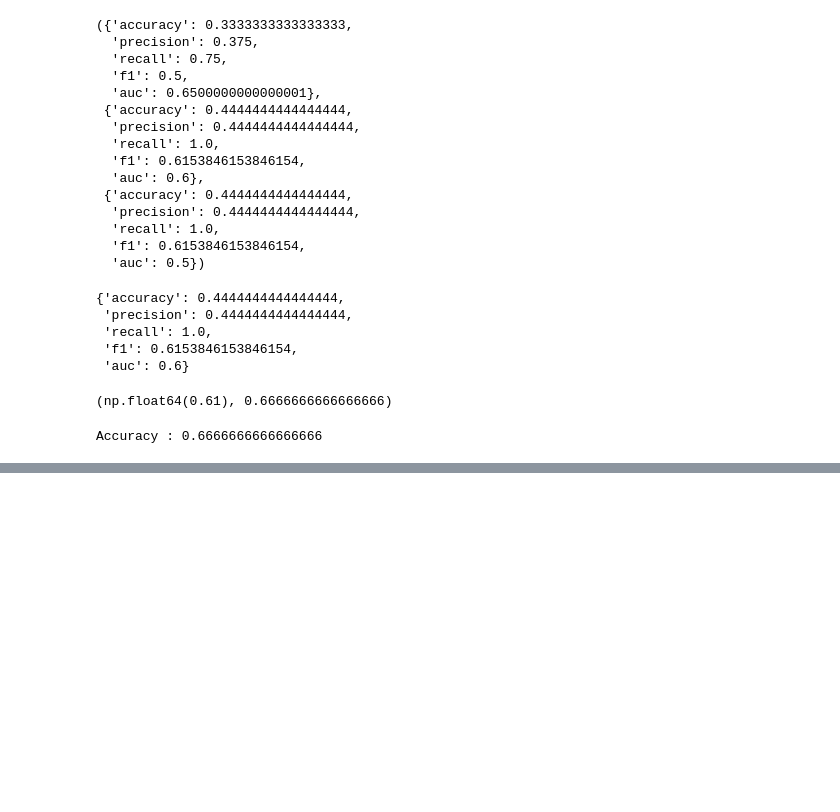
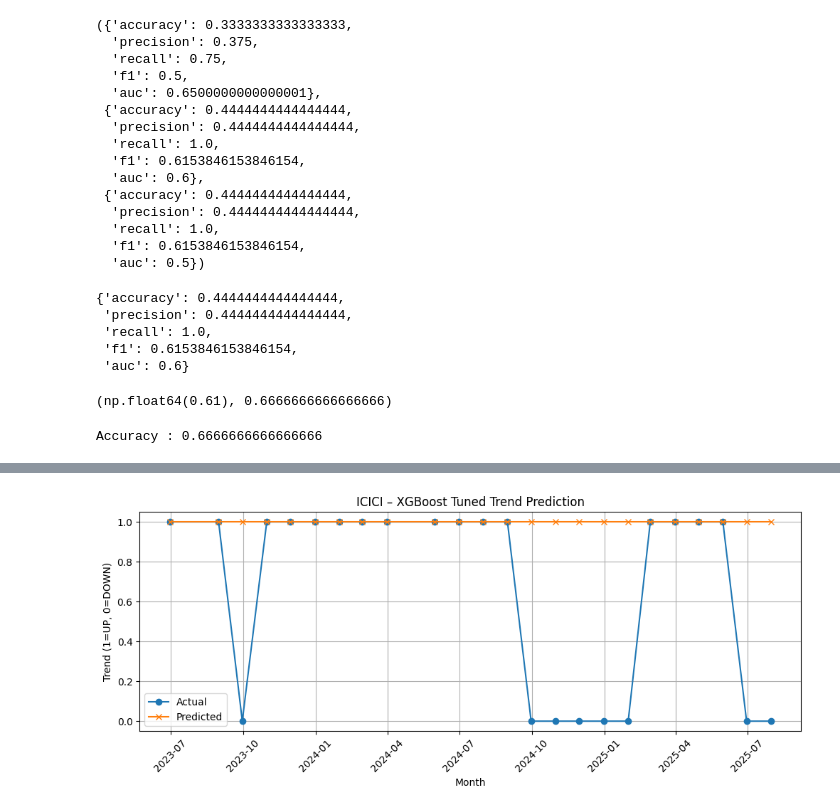
Before and after one commit to Bhavya3836/Divident_Yield_Fund_EDA, a Jupyter notebook: demo.ipynb, the cells around one changed output, grey strips where cells are left out. Saved outputs shown, nothing was run; the diff lists cells and outputs as text; code cells hidden in the pictures; blank space fills up the shorter version.

```diff
--- a/demo.ipynb
+++ b/demo.ipynb
@@ -1478,0 +1464,5 @@ Accuracy : 0.6666666666666666
+# %%
+icici_data = build_bank_dataset("ICICI Prudential NAV Data", excel_path=file_path)
+sbi_data   = build_bank_dataset("SBI NAV Data", excel_path=file_path)
+
+icici_data.shape, sbi_data.shape, hdfc_data.shape
@@ -1478,0 +1603,13 @@ Accuracy : 0.6666666666666666
+# %%
+plt.figure(figsize=(12,4))
+plt.plot(icici_xgb_pred["month_end"], icici_xgb_pred["actual_trend"], label="Actual", marker="o")
+plt.plot(icici_xgb_pred["month_end"], icici_xgb_pred["tuned_pred"], label="Predicted", marker="x")
+plt.title("ICICI – XGBoost Tuned Trend Prediction")
+plt.xlabel("Month")
+plt.ylabel("Trend (1=UP, 0=DOWN)")
+plt.xticks(rotation=45)
+plt.grid(True)
+plt.legend()
+plt.show()
+# %% [output]
+[figure, added]
```
Also changed, not shown: parts of 38 cells of this notebook.
